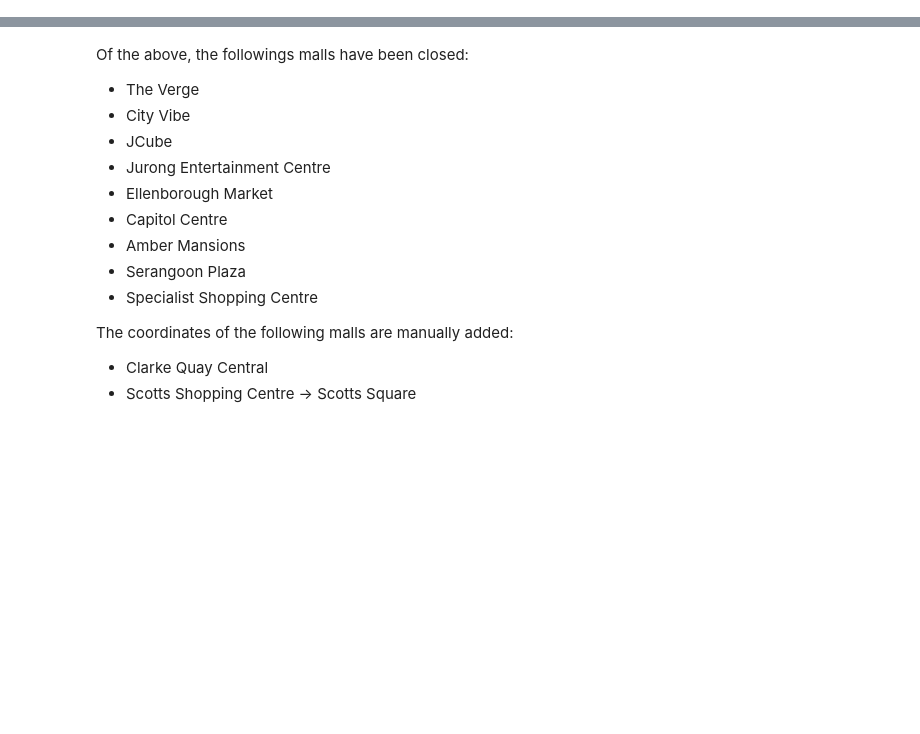
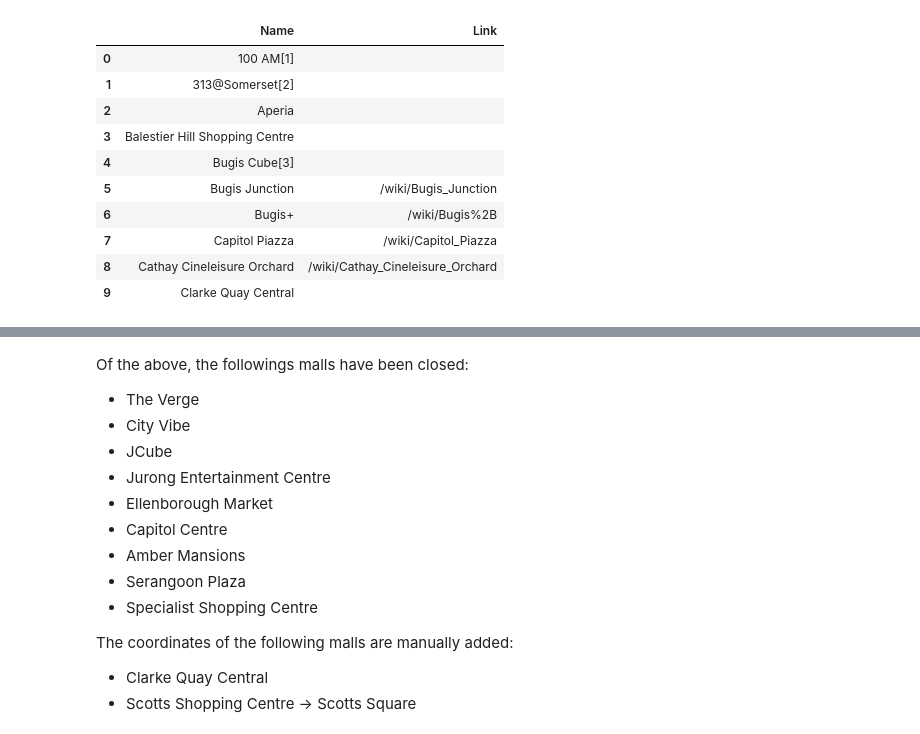
Before and after one commit to pnghaanh/Housing-Price-Time-Series-Forecasting, a Jupyter notebook: src/mall_coordinates_opening.ipynb, the cells around one changed output, grey strips where cells are left out. Saved outputs shown, nothing was run; the diff lists cells and outputs as text; code cells hidden in the pictures; blank space fills up the shorter version.

```diff
--- a/src/mall_coordinates_opening.ipynb
+++ b/src/mall_coordinates_opening.ipynb
@@ -35,0 +5,4 @@ print(mall_names)
+# %%
+url = 'https://en.wikipedia.org/wiki/List_of_shopping_malls_in_Singapore'
+result = requests.get(url)
+doc = BeautifulSoup(result.text, 'html.parser')
@@ -35,0 +39,15 @@ print(mall_names)
+# %%
+df = pd.DataFrame(mall_links, columns=['Name', 'Link'])
+df.head(10)
+# %% [output]
+|  | Name | Link |
+| 0 | 100 AM[1] |  |
+| 1 | 313@Somerset[2] |  |
+| 2 | Aperia |  |
+| 3 | Balestier Hill Shopping Centre |  |
+| 4 | Bugis Cube[3] |  |
+| 5 | Bugis Junction | /wiki/Bugis_Junction |
+| 6 | Bugis+ | /wiki/Bugis%2B |
+| 7 | Capitol Piazza | /wiki/Capitol_Piazza |
+| 8 | Cathay Cineleisure Orchard | /wiki/Cathay_Cineleisure_Orchard |
+| 9 | Clarke Quay Central |  |
```
Also changed, not shown: parts of 25 cells of this notebook, 4 other files.
